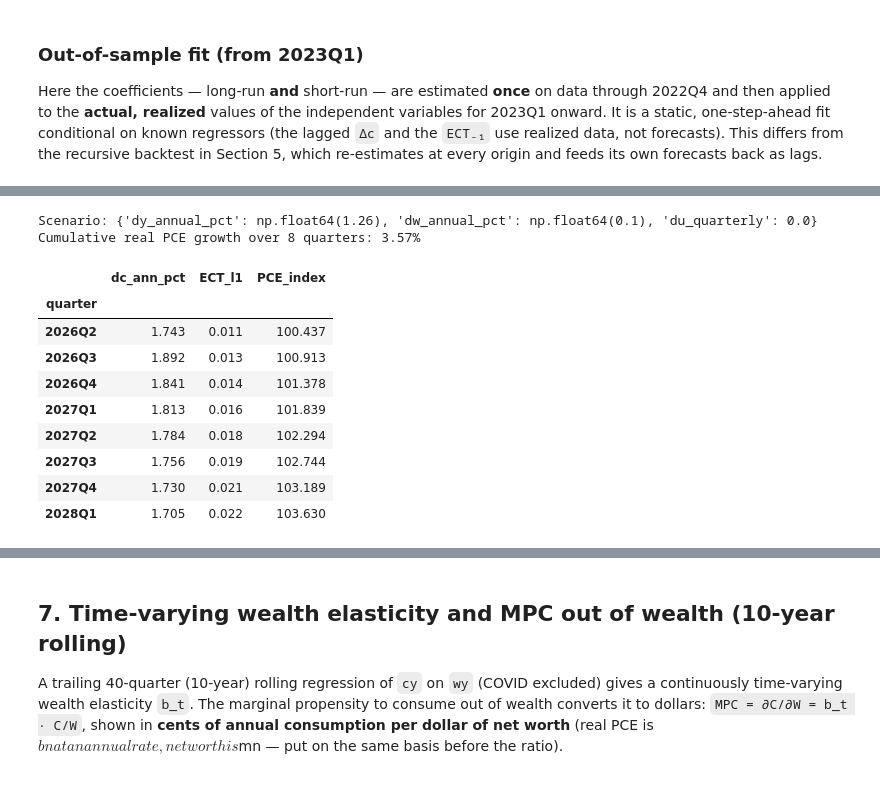
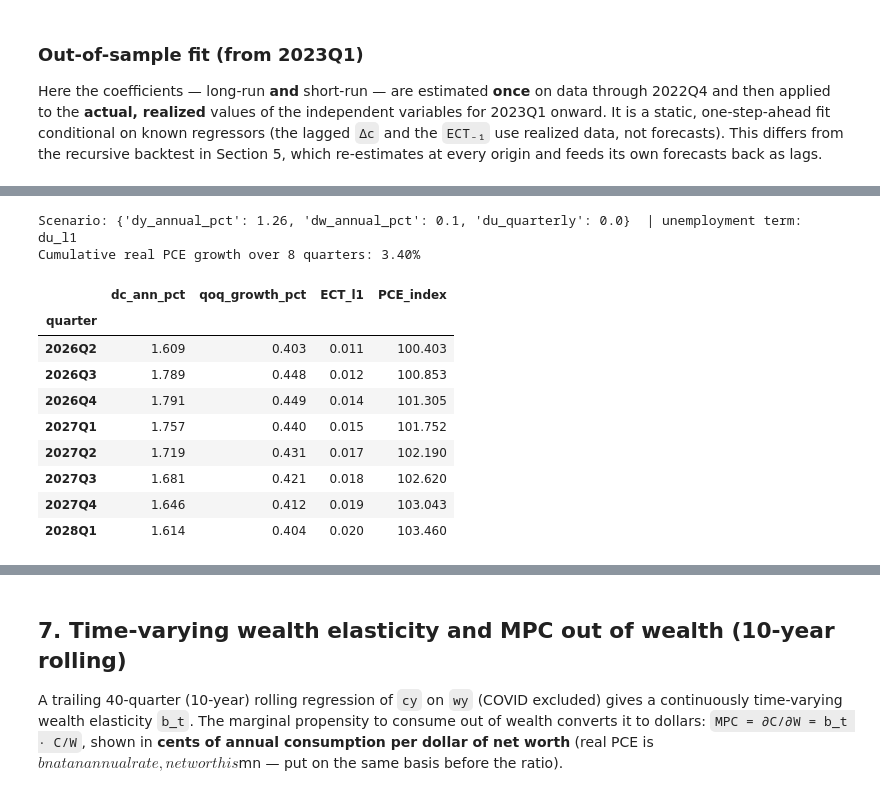
Before and after one commit to halim-12/test, a Jupyter notebook: consumption_ecm_standalone.ipynb, the cells around one changed output, grey strips where cells are left out. Saved outputs shown, nothing was run; the diff lists cells and outputs as text; code cells hidden in the pictures.

```diff
--- a/consumption_ecm_standalone.ipynb
+++ b/consumption_ecm_standalone.ipynb
@@ -58,10 +65,15 @@ raw["cy"], raw["wy"] = raw["c"] - raw["y"], raw["w"] - raw["y"]
 raw["D2012"] = (raw.index >= BREAK).astype(float)
 anchor = raw.loc[Q("2011Q4"), "wy"]                   # wy level just before the break
 raw["wy_post_centered"] = raw["D2012"] * (raw["wy"] - anchor)
-# differences and lags computed on the full series so 1990Q1 already has valid lags
+# Differences and lags. Income, wealth and consumption enter predetermined (one-quarter lag); the
+# change in unemployment is built at BOTH timings -- contemporaneous (du_l0) and lagged (du_l1) --
+# so Section 3 can pick the better fit. Computed on the full series so 1990Q1 already has valid lags.
 raw["dc"], raw["dy"], raw["dw"], raw["du"] = raw["c"].diff(), raw["y"].diff(), raw["w"].diff(), raw["u"].diff()
-raw["dc_l1"], raw["dy_l1"], raw["dw_l1"] = raw["dc"].shift(1), raw["dy"].shift(1), raw["dw"].shift(1)
-raw["dy_l0"], raw["dw_l0"], raw["du_l0"] = raw["dy"], raw["dw"], raw["du"]
+raw["dc_l1"], raw["dy_l1"] = raw["dc"].shift(1), raw["dy"].shift(1)
+raw["dw_l1"], raw["du_l1"] = raw["dw"].shift(1), raw["du"].shift(1)
+raw["du_l0"] = raw["du"]                               # contemporaneous change in unemployment
+for pq in ["2020Q2", "2020Q3", "2020Q4"]:             # COVID pulse dummies (short-run controls for the 2020 outliers)
+    raw["p" + pq.lower()] = (raw.index == Q(pq)).astype(float)
 
 df = raw.loc[Q("1990Q1"):Q("2026Q1")].copy()          # estimation sample
 print(f"Sample: {df.index.min()} .. {df.index.max()}  ({len(df)} quarters)")
@@ -186,5 +248,5 @@ valid cointegration, so the ECT is a legitimate error-correction term (cf. alpha
 # %%
-SR = ["dc_l1", "dy_l0", "dy_l1", "dw_l0", "dw_l1", "du_l0", "ECT_l1"]
+SR = BASE + [DU, "ECT_l1"] + COVID_DUMMIES             # BASE + selected unemployment term + ECT + dummies
 predict = lambda res, row: float(sum((1.0 if k == "const" else row[k]) * res.params[k] for k in res.params.index))
 
 s = df[["dc"] + SR].dropna()
@@ -197,6 +259,7 @@ alpha = res.params["ECT_l1"]
 nc = ~is_covid(res.resid.index)
 print(f"\nObs {int(res.nobs)} ({s.index.min()}..{s.index.max()})   adj.R2 {res.rsquared_adj:.3f}   BIC {res.bic:.1f}")
 print(f"ECT (alpha) {alpha:+.4f}  (HAC p {res.pvalues['ECT_l1']:.4f})   half-life {np.log(0.5)/np.log(1+alpha):.1f} q   valid ECM {alpha < 0 and res.pvalues['ECT_l1'] < 0.10}")
+print(f"{DU} coef {res.params[DU]:+.5f} (HAC p {res.pvalues[DU]:.4f})  [<0 => rising unemployment slows consumption]")
 print(f"In-sample RMSE ex-COVID {np.sqrt(np.mean((400*res.resid[nc])**2)):.3f} ann. pp")
 print(f"Diagnostics: Breusch-Godfrey(4) p {acorr_breusch_godfrey(res, nlags=4)[1]:.3f}   "
       f"Jarque-Bera p {jarque_bera(res.resid)[1]:.3f}   Durbin-Watson {durbin_watson(res.resid):.2f}")
@@ -350,44 +421,48 @@ average growth; unemployment held flat. **Edit `scenario` to explore alternative
 # %%
 recent = df[~is_covid(df.index)].tail(20)
 scenario = {"dy_annual_pct": round(recent["dy"].mean() * 400, 2),
             "dw_annual_pct": round(recent["dw"].mean() * 400, 2),
-            "du_quarterly": 0.0}
-print("Scenario:", scenario)
+            "du_quarterly": 0.0}                        # change in unemployment per quarter (set a path to test a view)
+print("Scenario:", scenario, " | unemployment term:", DU)
 dy_q, dw_q, du_q = scenario["dy_annual_pct"] / 400, scenario["dw_annual_pct"] / 400, scenario["du_quarterly"]
 
 last = df.index.max()
-st = {k: {last: float(df.loc[last, k])} for k in ["c", "y", "w", "dc", "dy", "dw"]}
+st = {k: {last: float(df.loc[last, k])} for k in ["c", "y", "w", "dc", "dy", "dw", "du"]}
 rows = []
 for h in range(1, 9):
     q, pv = last + h, last + h - 1
-    st["dy"][q], st["dw"][q] = dy_q, dw_q
+    st["dy"][q], st["dw"][q], st["du"][q] = dy_q, dw_q, du_q
     st["y"][q], st["w"][q] = st["y"][pv] + dy_q, st["w"][pv] + dw_q
     wy_pv = st["w"][pv] - st["y"][pv]
     ect_l1 = (st["c"][pv] - st["y"][pv]) - (p_lr["const"] + p_lr["D2012"] + p_lr["wy"] * wy_pv
                                             + p_lr["wy_post_centered"] * (wy_pv - anchor))
-    feats = {"dc_l1": st["dc"][pv], "dy_l0": dy_q, "dy_l1": st["dy"][pv],
-             "dw_l0": dw_q, "dw_l1": st["dw"][pv], "du_l0": du_q, "ECT_l1": ect_l1}
+    feats = {c: 0.0 for c in SR}                       # COVID dummies are 0 out of sample
+    feats.update({"dc_l1": st["dc"][pv], "dy_l1": st["dy"][pv], "dw_l1": st["dw"][pv], "ECT_l1": ect_l1})
+    feats[DU] = st["du"][q] if DU == "du_l0" else st["du"][pv]   # contemporaneous vs lagged unemployment
     dq = predict(res, feats)
     st["dc"][q], st["c"][q] = dq, st["c"][pv] + dq
-    rows.append({"quarter": str(q), "dc_ann_pct": 400 * dq, "ECT_l1": ect_l1,
+    rows.append({"quarter": str(q),
+                 "dc_ann_pct": 400 * dq,                       # annualized growth (log approx.)
+                 "qoq_growth_pct": (np.exp(dq) - 1) * 100,     # actual quarter-over-quarter growth (non-log)
+                 "ECT_l1": ect_l1,
                  "PCE_index": np.exp(st["c"][q] - float(df.loc[last, "c"])) * 100})
 fc = pd.DataFrame(rows).set_index("quarter")
 band = 400 * res.resid.std()
 print(f"Cumulative real PCE growth over 8 quarters: {100*(st['c'][last+8]-st['c'][last]):.2f}%")
 fc.round(3)
 # %% [output]
-Scenario: {'dy_annual_pct': np.float64(1.26), 'dw_annual_pct': np.float64(0.1), 'du_quarterly': 0.0}
-Cumulative real PCE growth over 8 quarters: 3.57%
+Scenario: {'dy_annual_pct': 1.26, 'dw_annual_pct': 0.1, 'du_quarterly': 0.0}  | unemployment term: du_l1
+Cumulative real PCE growth over 8 quarters: 3.40%
-|  | dc_ann_pct | ECT_l1 | PCE_index |
-| quarter |  |  |  |
-| 2026Q2 | 1.743 | 0.011 | 100.437 |
-| 2026Q3 | 1.892 | 0.013 | 100.913 |
-| 2026Q4 | 1.841 | 0.014 | 101.378 |
-| 2027Q1 | 1.813 | 0.016 | 101.839 |
-| 2027Q2 | 1.784 | 0.018 | 102.294 |
-| 2027Q3 | 1.756 | 0.019 | 102.744 |
-| 2027Q4 | 1.730 | 0.021 | 103.189 |
-| 2028Q1 | 1.705 | 0.022 | 103.630 |
+|  | dc_ann_pct | qoq_growth_pct | ECT_l1 | PCE_index |
+| quarter |  |  |  |  |
+| 2026Q2 | 1.609 | 0.403 | 0.011 | 100.403 |
+| 2026Q3 | 1.789 | 0.448 | 0.012 | 100.853 |
+| 2026Q4 | 1.791 | 0.449 | 0.014 | 101.305 |
+| 2027Q1 | 1.757 | 0.440 | 0.015 | 101.752 |
+| 2027Q2 | 1.719 | 0.431 | 0.017 | 102.190 |
+| 2027Q3 | 1.681 | 0.421 | 0.018 | 102.620 |
+| 2027Q4 | 1.646 | 0.412 | 0.019 | 103.043 |
+| 2028Q1 | 1.614 | 0.404 | 0.020 | 103.460 |
 # %%
 fcd = pd.PeriodIndex(fc.index, freq="Q").to_timestamp(how="end")
 fig, axes = plt.subplots(2, 1, figsize=(12, 7.5))
```
Also changed, not shown: parts of 20 cells of this notebook.
